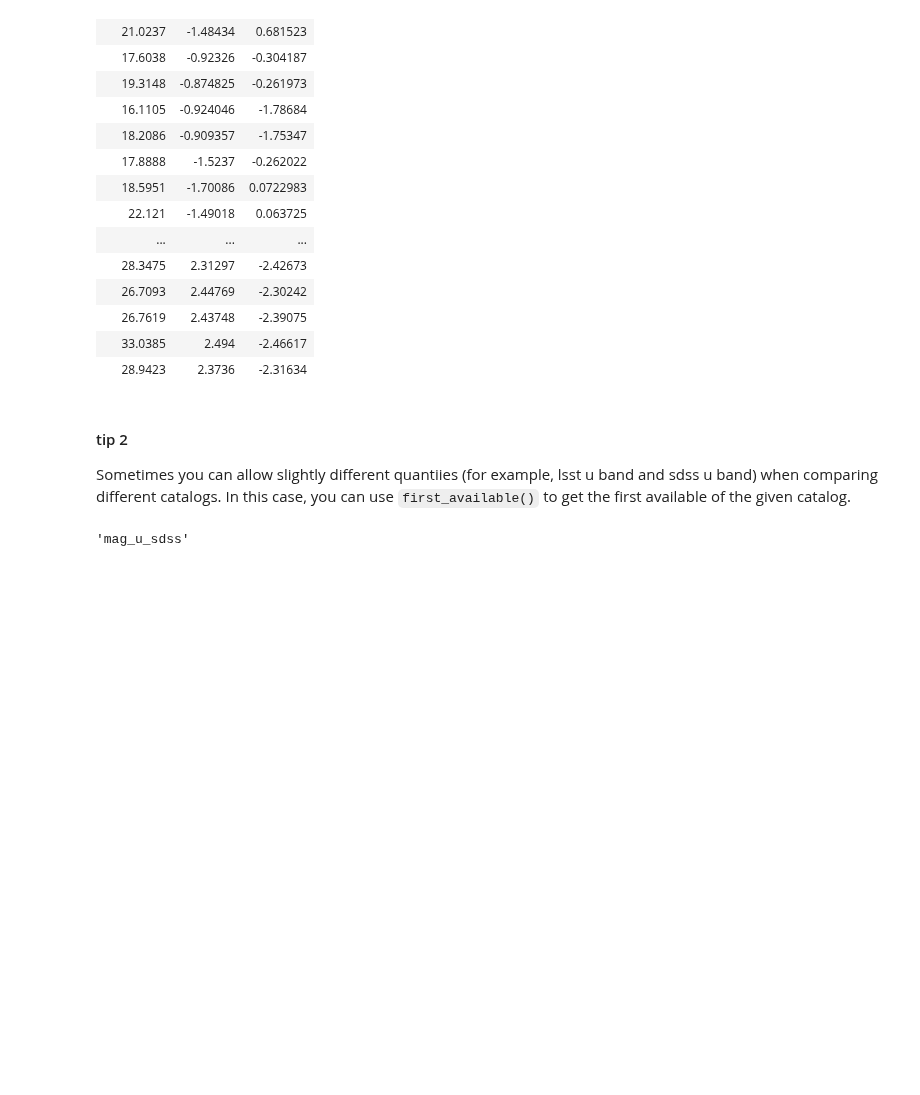
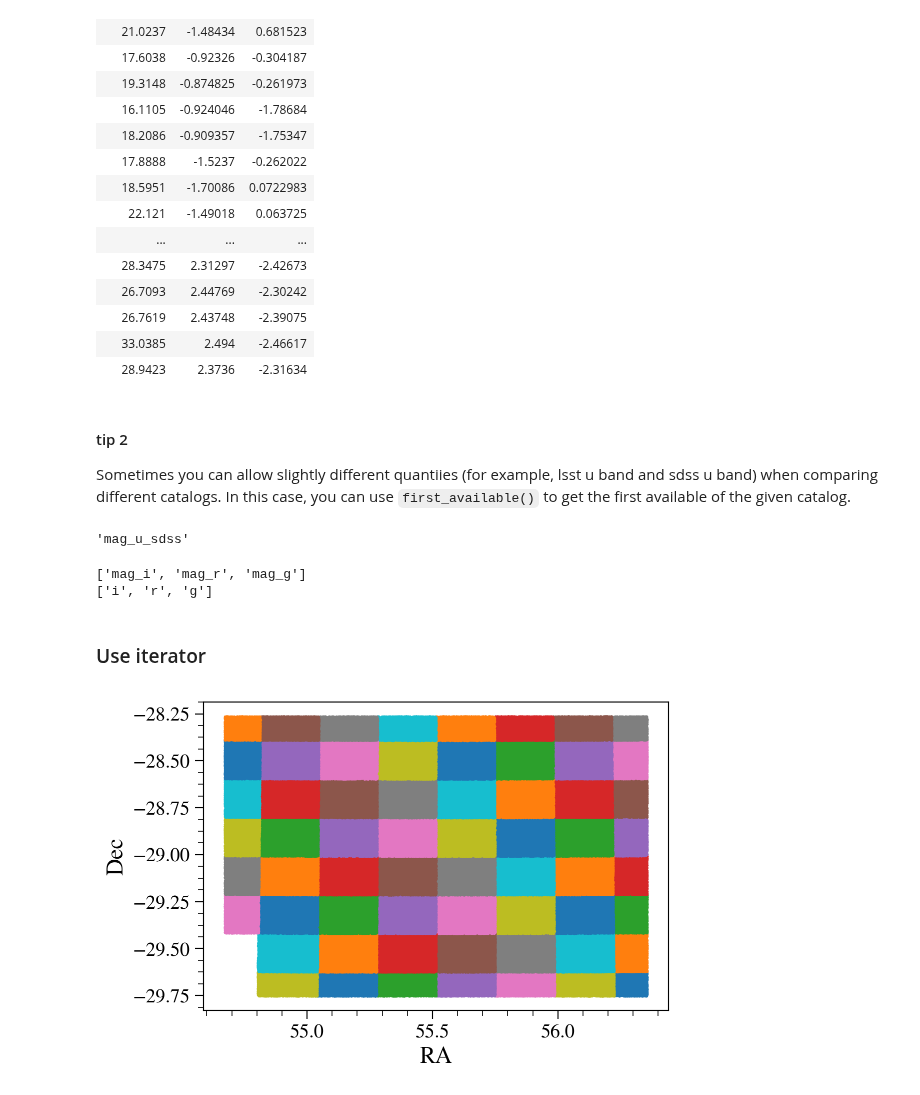
Before and after one commit to LSSTDESC/gcr-catalogs, a Jupyter notebook: examples/GCRCatalogs Demo.ipynb, the cells around one changed output. Drawn from its saved outputs; the diff is of its cells as text; code cells hidden in the pictures; blank space fills up the shorter version.

```diff
--- a/examples/GCRCatalogs Demo.ipynb
+++ b/examples/GCRCatalogs Demo.ipynb
@@ -318,3 +353,35 @@ Sometimes you can allow slightly different quantiies (for example, lsst u band a
 gc.first_available('mag_u_des', 'mag_u_sdss', 'mag_u_lsst')
 # %% [output]
 'mag_u_sdss'
+# %%
+# use first_available to get some quantities you need, and translate to your favorite name
+
+mag_translate = {gc.first_available(*[name.format(band) for name in ('mag_{}', 'mag_{}_lsst', 'mag_{}_des', 'mag_{}_sdss')]): band for band in 'gri'}
+data = gc.get_quantities(list(mag_translate))
+print(list(data))
+
+data = {mag_translate.get(k, k): v for k, v in data.items()}
+print(list(data))
+# %% [output]
+['mag_i', 'mag_r', 'mag_g']
+['i', 'r', 'g']
+# %% [markdown]
+### Use iterator
+# %%
+# load coadd catalog (for a single tract)
+coadd_cat = GCRCatalogs.load_catalog('dc2_coadd_run1.1p_tract4850')
+# %%
+# When `return_iterator` is turned on, the method `get_quantities` will return an
+# iterator, and each element in the iterator will be the quantities we requested in
+# different chunks of the dataset.
+
+# For coadd catalogs, the different chunks happen to be different patches,
+# resulting in a different color for each patch in the scatter plot below.
+
+for coadd_data in coadd_cat.get_quantities(['ra', 'dec'], return_iterator=True):
+    plt.scatter(coadd_data['ra'], coadd_data['dec'], s=1, rasterized=True);
+
+plt.xlabel('RA');
+plt.ylabel('Dec');
+# %% [output]
+[figure, added]
```
Also changed, not shown: parts of 26 cells of this notebook.
